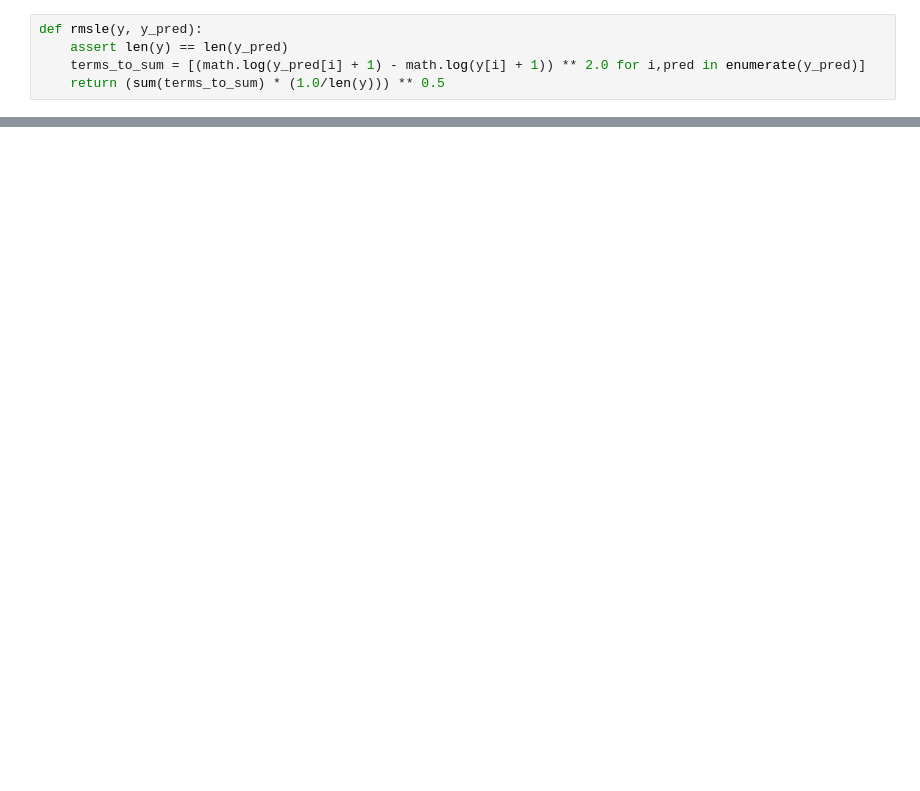
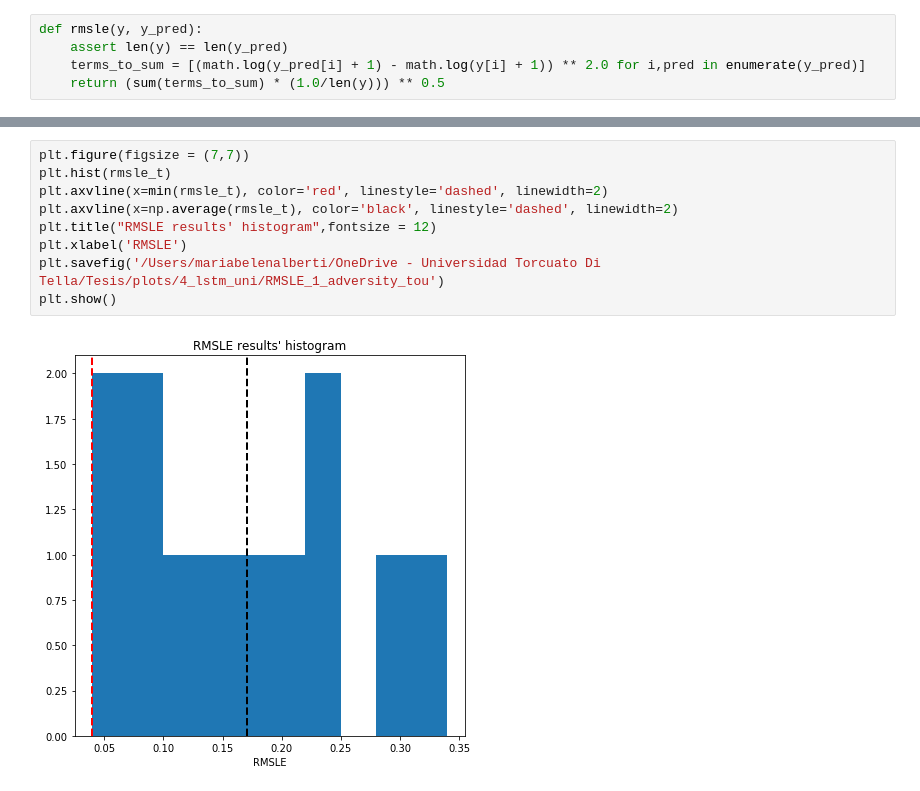
Before and after one commit to belenalberti/Smart_Meters_Demand_Forecasting, a Jupyter notebook: 4_lstm/lstim univariate LOOP.ipynb, the cells around one changed output, grey strips where cells are left out. Saved outputs shown, nothing was run; the diff lists cells and outputs as text; blank space fills up the shorter version.

```diff
--- a/4_lstm/lstim univariate LOOP.ipynb
+++ b/4_lstm/lstim univariate LOOP.ipynb
@@ -145,0 +130,11 @@ plt.show()
+# %%
+plt.figure(figsize = (7,7))
+plt.hist(rmsle_t)
+plt.axvline(x=min(rmsle_t), color='red', linestyle='dashed', linewidth=2)
+plt.axvline(x=np.average(rmsle_t), color='black', linestyle='dashed', linewidth=2)
+plt.title("RMSLE results' histogram",fontsize = 12)
+plt.xlabel('RMSLE')
+plt.savefig('/Users/mariabelenalberti/OneDrive - Universidad Torcuato Di Tella/Tesis/plots/4_lstm_uni/RMSLE_1_adversity_tou')
+plt.show()
+# %% [output]
+[figure, added]
```
Also changed, not shown: parts of 10 cells of this notebook, 1 other file.
